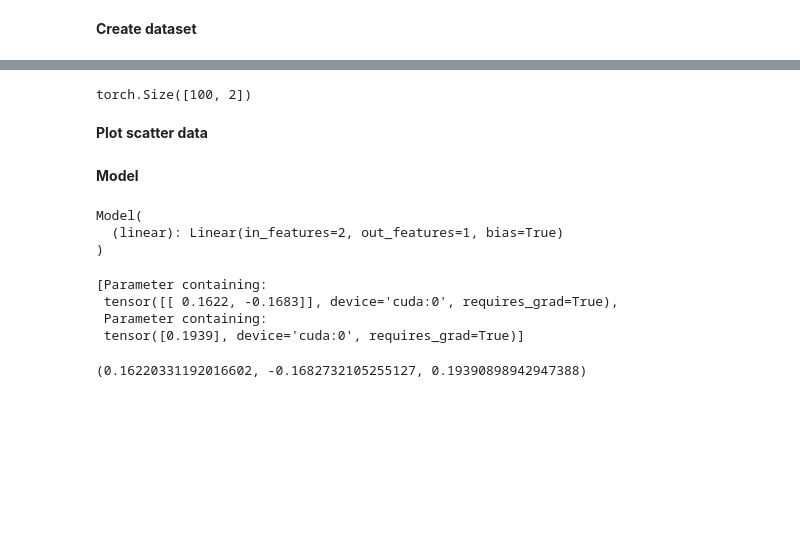
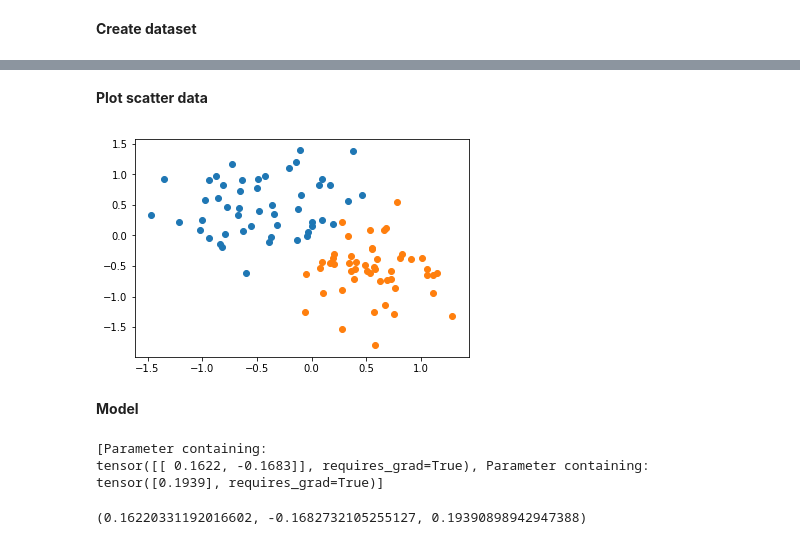
Before and after one commit to aditya00kumar/data-science-with-python, a Jupyter notebook: Perceptron_pytorch.ipynb, the cells around one changed output, grey strips where cells are left out. Saved outputs shown, nothing was run; the diff lists cells and outputs as text; code cells hidden in the pictures; blank space fills up the shorter version.

```diff
--- a/Perceptron_pytorch.ipynb
+++ b/Perceptron_pytorch.ipynb
@@ -44,7 +20,3 @@ x_data, y_data = x_data.to(device), y_data.to(device)
-# %%
-x_data.shape
-# %% [output]
-torch.Size([100, 2])
 # %%
 def plot_scatter():
   plt.scatter(X[y==0, 0], X[y==0,1])
@@ -57,3 +26,7 @@ def scatter_plot():
+# %%
+plot_scatter()
+# %% [output]
+[figure, added]
 # %% [markdown]
 **Model**
 # %%
@@ -67,19 +46,11 @@ class Model(nn.Module):
 # %%
 torch.manual_seed(2)
-model = Model(input_size=2, output_size=1)
+model = Model(2, 1)
+print(list(model.parameters()))
+# %% [output]
+[Parameter containing:
+tensor([[ 0.1622, -0.1683]], requires_grad=True), Parameter containing:
+tensor([0.1939], requires_grad=True)]
-# %%
-model.to(device)
-# %% [output]
-Model(
-  (linear): Linear(in_features=2, out_features=1, bias=True)
-)
-# %%
-list(model.parameters())
-# %% [output]
-[Parameter containing:
- tensor([[ 0.1622, -0.1683]], device='cuda:0', requires_grad=True),
- Parameter containing:
- tensor([0.1939], device='cuda:0', requires_grad=True)]
 # %%
 [w, b] = model.parameters()
 w1, w2 = w.view(2)
```
Also changed, not shown: parts of 14 cells of this notebook.
